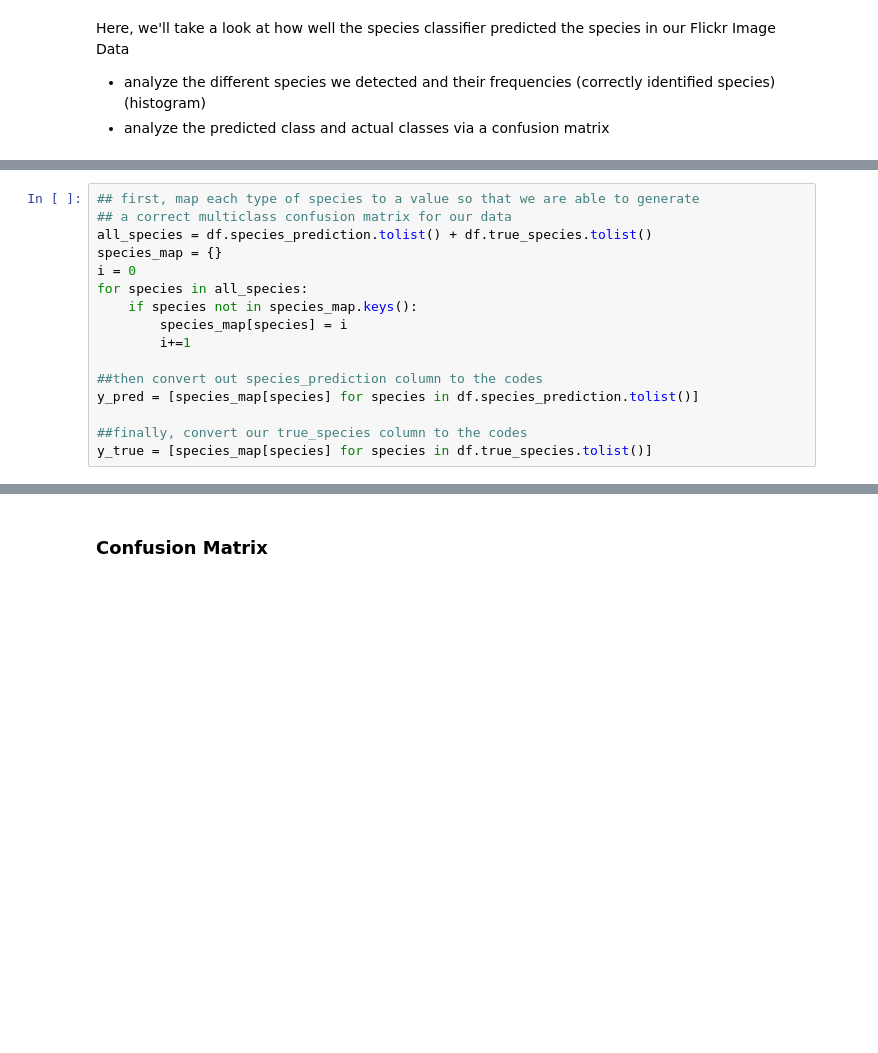
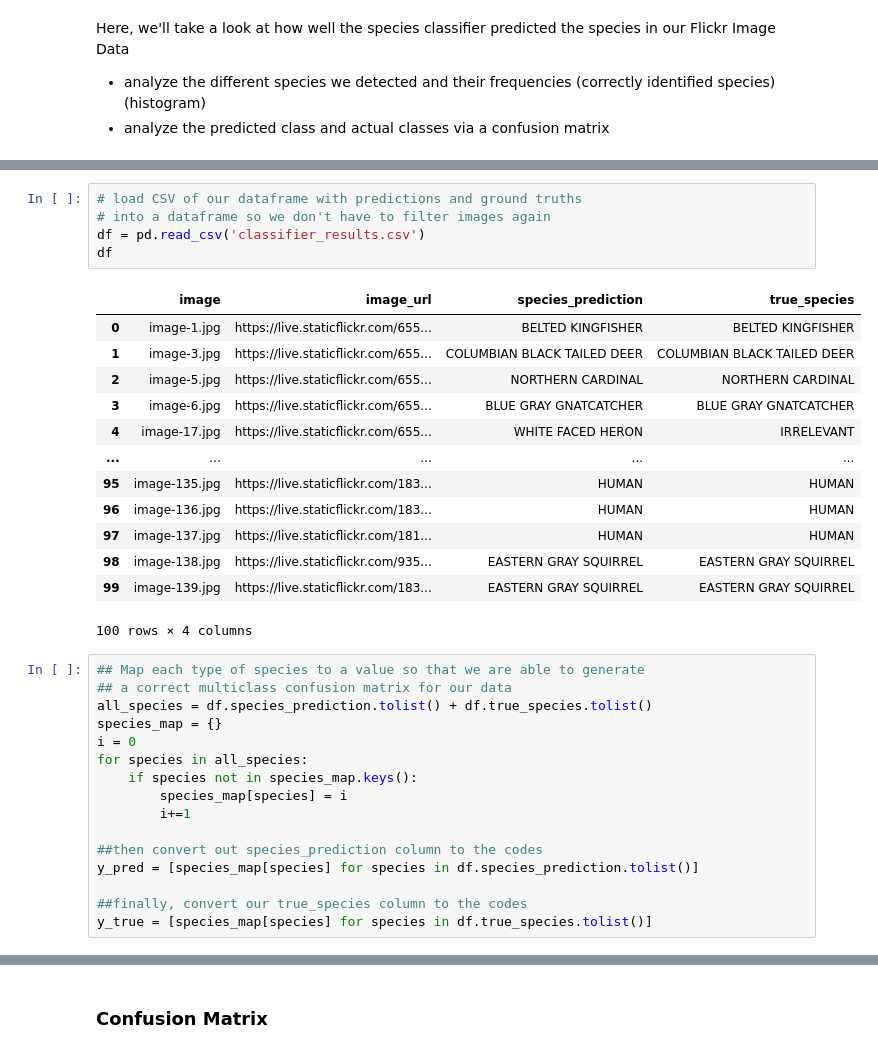
Before and after one commit to CompBioUIC/ColumbusWildlife, a Jupyter notebook: OhioWildlife.ipynb, the cells around one changed output, grey strips where cells are left out. Drawn from its saved outputs; the diff is of its cells as text; blank space fills up the shorter version.

```diff
--- a/OhioWildlife.ipynb
+++ b/OhioWildlife.ipynb
@@ -268,5 +272,24 @@ Here, we'll take a look at how well the species classifier predicted the species
+# %%
+# load CSV of our dataframe with predictions and ground truths
+# into a dataframe so we don't have to filter images again
+df = pd.read_csv('classifier_results.csv')
+df
+# %% [output]
+|  | image | image_url | species_prediction | true_species |
+| 0 | image-1.jpg | https://live.staticflickr.com/655... | BELTED KINGFISHER | BELTED KINGFISHER |
+| 1 | image-3.jpg | https://live.staticflickr.com/655... | COLUMBIAN BLACK TAILED DEER | COLUMBIAN BLACK TAILED DEER |
+| 2 | image-5.jpg | https://live.staticflickr.com/655... | NORTHERN CARDINAL | NORTHERN CARDINAL |
+| 3 | image-6.jpg | https://live.staticflickr.com/655... | BLUE GRAY GNATCATCHER | BLUE GRAY GNATCATCHER |
+| 4 | image-17.jpg | https://live.staticflickr.com/655... | WHITE FACED HERON | IRRELEVANT |
+| ... | ... | ... | ... | ... |
+| 95 | image-135.jpg | https://live.staticflickr.com/183... | HUMAN | HUMAN |
+| 96 | image-136.jpg | https://live.staticflickr.com/183... | HUMAN | HUMAN |
+| 97 | image-137.jpg | https://live.staticflickr.com/181... | HUMAN | HUMAN |
+| 98 | image-138.jpg | https://live.staticflickr.com/935... | EASTERN GRAY SQUIRREL | EASTERN GRAY SQUIRREL |
+| 99 | image-139.jpg | https://live.staticflickr.com/183... | EASTERN GRAY SQUIRREL | EASTERN GRAY SQUIRREL |
+100 rows × 4 columns
 # %%
-## first, map each type of species to a value so that we are able to generate
+## Map each type of species to a value so that we are able to generate
 ## a correct multiclass confusion matrix for our data
 all_species = df.species_prediction.tolist() + df.true_species.tolist()
 species_map = {}
```
Also changed, not shown: parts of 4 cells of this notebook, 1 other file.
